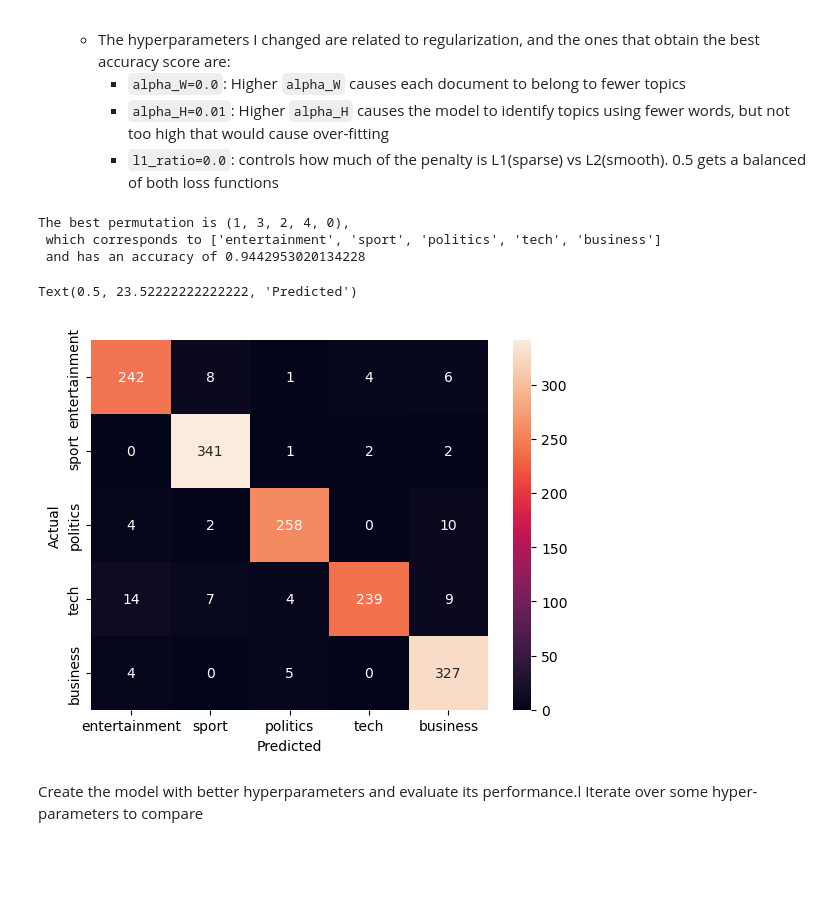
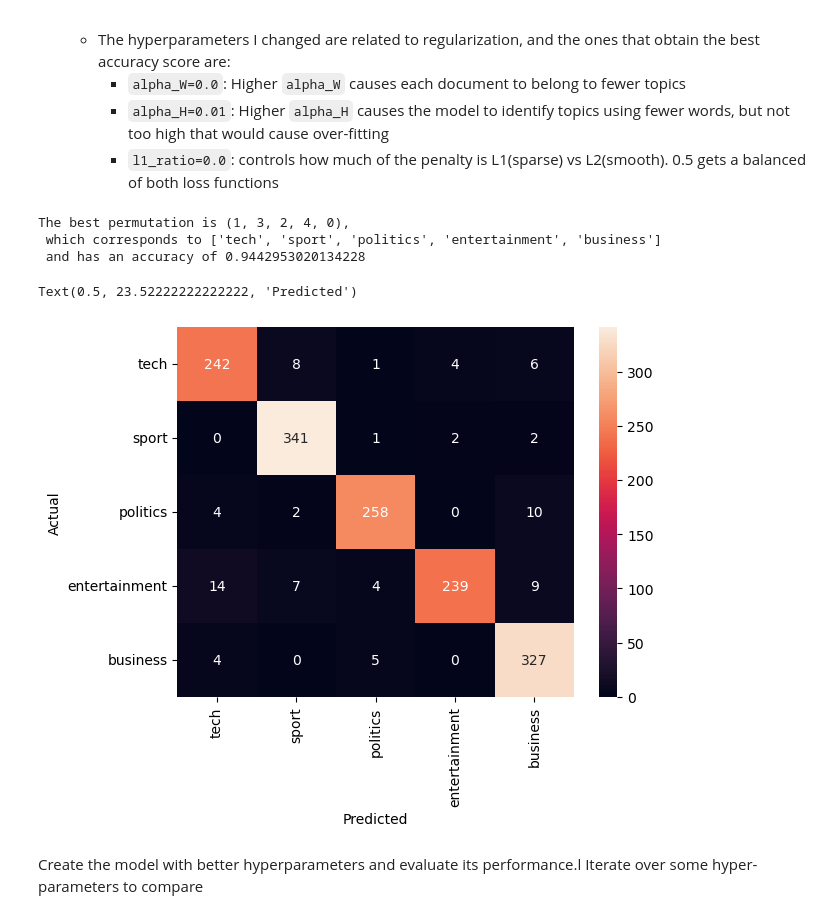
Before and after one commit to Adalberto-Machin/Kaggle_BBC_news_competition, a Jupyter notebook: report.ipynb, the cells around one changed output. Drawn from its saved outputs; the diff is of its cells as text; code cells hidden in the pictures; blank space fills up the shorter version.

```diff
--- a/report.ipynb
+++ b/report.ipynb
@@ -305,35 +307,35 @@ Steps I follow/answers to the assigment about this section:
 # %%
 # run the model with default parameters
 W,H = article_model.NMF_execute(article_model.word_tokens_sparse)
 
 # get the predictes category for each article
 predicted_topics = W.argmax(axis=1)
 
 # determine what the model's assumed position actually maps to the actual categories
 # and calculate its accuracy
 perm, acc = article_model.label_permute_compare(article_model.factorized_train, predicted_topics)
 
 print(f'The best permutation is {perm},\
       \n which corresponds to {[article_model.id_to_cat[it] for it in perm]}\
       \n and has an accuracy of {acc}')
 
 # display confusion matrix associated with the result
 CM_to_plot = article_model.confusion_matrix_mine(article_model.factorized_train, predicted_topics, perm)
 
 #create a plot of the confusion matrix
 import seaborn as sns
 
 conf_mat = CM_to_plot
 sns.heatmap(conf_mat, annot=True, fmt='d',
-            xticklabels=[article_model.category_to_id[it] for it in perm], yticklabels=[article_model.category_to_id[it] for it in perm])
+            xticklabels=[article_model.id_to_cat[it] for it in perm], yticklabels=[article_model.id_to_cat[it] for it in perm])
 plt.ylabel('Actual')
 plt.xlabel('Predicted')
 # %% [output]
 The best permutation is (1, 3, 2, 4, 0),
- which corresponds to ['entertainment', 'sport', 'politics', 'tech', 'business']
+ which corresponds to ['tech', 'sport', 'politics', 'entertainment', 'business']
  and has an accuracy of 0.9442953020134228
 Text(0.5, 23.52222222222222, 'Predicted')
-[figure, old version]
+[figure, new version]
 # %% [markdown]
 Create the model with better hyperparameters and evaluate its performance.l Iterate over some hyper-parameters to compare
 # %%
```
Also changed, not shown: parts of 8 cells of this notebook, 1 other file.
